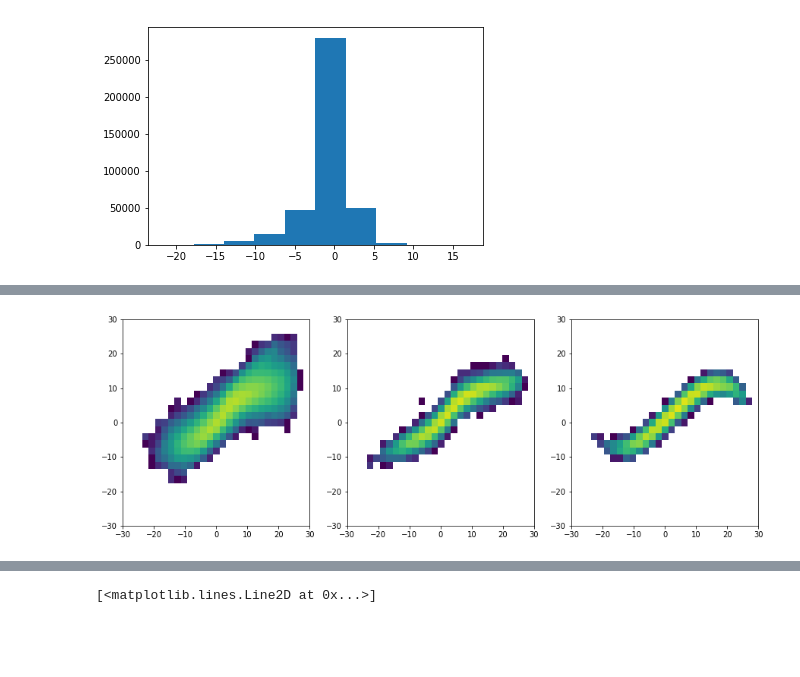
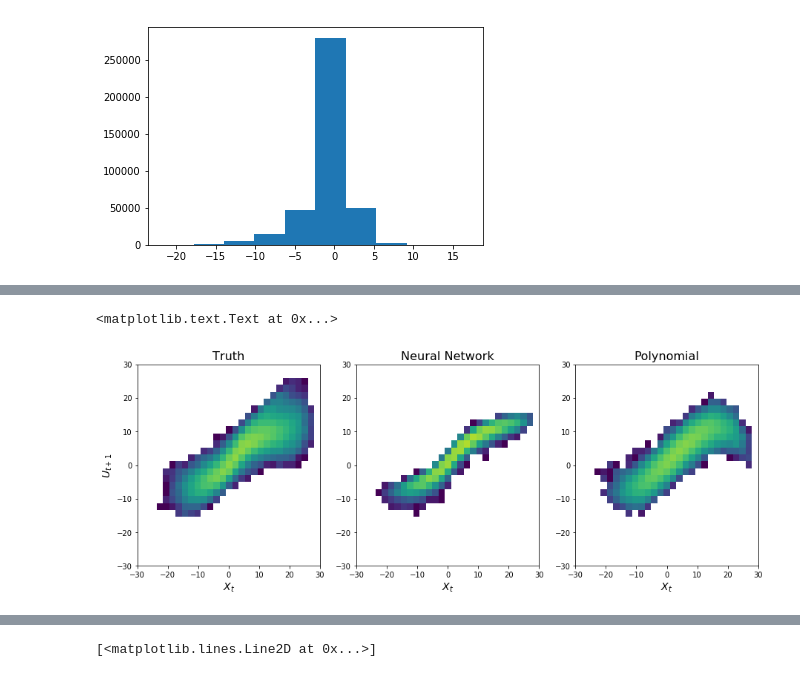
Before and after one commit to djgagne/lorenz_gan, a Jupyter notebook: notebooks/simple_nn_parameterization.ipynb, the cells around one changed output, grey strips where cells are left out. Cells and saved outputs as stored; diff of their text form; code cells hidden in the pictures; blank space fills up the shorter version.

```diff
--- a/notebooks/simple_nn_parameterization.ipynb
+++ b/notebooks/simple_nn_parameterization.ipynb
@@ -638,7 +554,9 @@ poly_add.fit(x_0, u_0)
 # %%
-res_init = np.array([[0]])
-u_mean_poly = np.zeros(x_0.size - 1)
-u_res_poly = np.zeros(x_0.size - 1)
-for i in range(x_0.size - 1):
-    u_mean_poly[i], u_res_poly[i] = poly_add.predict(x_0[i:i +1].reshape((1,1)), res_init)
-    res_init[:] = u_res_poly[i]
+res_init = np.array([[0]], dtype=float)
+u_mean_poly = np.zeros(x_0[split:].size - 1)
+u_res_poly = np.zeros(x_0[split:].size - 1)
+for i in range(x_0[split:].size - 1):
+    u_mean_poly[i], u_res_poly[i] = poly_add.predict(x_0[split + i:split + i +1].reshape((1,1)), res_init)
+    res_init[0, 0] = u_res_poly[i]
+    if i % 1000 == 0:
+        print(i, u_res_poly[i], res_init[0,0])
@@ -657,3 +589,3 @@ ann_res = SubModelANNRes(noise_sd=2.4, verbose=1)
 # %%
-ann_res.fit(x_0.reshape(-1, 1), u_0)
+ann_res.fit(x_0[:split].reshape(-1, 1), u_0[:split])
 # %% [output]
@@ -677,10 +609,10 @@ Epoch 10/10
 # %%
-res_init = np.array([0])
-u_mean_ann = np.zeros(x_0.size - 1)
-u_res_ann = np.zeros(x_0.size - 1)
-for i in range(x_0.size - 1):
-    u_mean_ann[i], u_res_ann[i] = ann_res.predict(np.array([[x_0[i]]]), res_init)
-    res_init[:] = u_res_ann[i]
-    if i % 100 == 0:
+res_init = np.array([[0]], dtype=float)
+u_mean_ann = np.zeros(x_0[split:].size - 1)
+u_res_ann = np.zeros(x_0[split:].size - 1)
+for i in range(x_0[split:].size - 1):
+    u_mean_ann[i], u_res_ann[i] = ann_res.predict(x_0[split + i:split + i +1].reshape((1,1)), res_init)
+    res_init[0, 0] = u_res_ann[i]
+    if i % 1000 == 0:
         print(i, u_mean_ann[i], u_res_ann[i])
 # %% [output]
@@ -704,16 +636,26 @@ for i in range(x_0.size - 1):
 # %%
 plt.figure(figsize=(15, 5))
 plt.subplot(1, 3, 1)
-_ = plt.hist2d(x_0[:-1], u_0[:-1],bins=[np.linspace(-30, 30, 30),
+_ = plt.hist2d(x_0[split:-1, 0], u_0[split:-1],bins=[np.linspace(-30, 30, 30),
                                    np.linspace(-30, 30, 30)],
                    cmin=1, cmax=50000, norm=LogNorm(1, 50000))
+plt.title("Truth", fontsize=16)
+plt.xlabel("$X_t$", fontsize=14)
+
+plt.ylabel("$U_{t+1}$", fontsize=14)
 plt.subplot(1, 3, 2)
-_ = plt.hist2d(x_0[:-1], u_mean_ann + u_res_ann, bins=[np.linspace(-30, 30, 30),
+_ = plt.hist2d(x_0[split:-1, 0], u_mean_ann + u_res_ann, bins=[np.linspace(-30, 30, 30),
                                    np.linspace(-30, 30, 30)],
                    cmin=1, cmax=50000, norm=LogNorm(1, 50000))
+plt.title("Neural Network", fontsize=16)
+plt.xlabel("$X_t$", fontsize=14)
+
 plt.subplot(1,3 ,3)
-_ = plt.hist2d(x_0[:-1], u_mean_poly + u_res_poly, bins=[np.linspace(-30, 30, 30),
+_ = plt.hist2d(x_0[split:-1, 0], u_mean_poly + u_res_poly, bins=[np.linspace(-30, 30, 30),
                                    np.linspace(-30, 30, 30)],
                    cmin=1, cmax=50000, norm=LogNorm(1, 50000))
+plt.title("Polynomial", fontsize=16)
+plt.xlabel("$X_t$", fontsize=14)
 # %% [output]
+<matplotlib.text.Text at 0x...>
-[figure, old version]
+[figure, new version]
```
Also changed, not shown: parts of 27 cells of this notebook, 7 other files.
